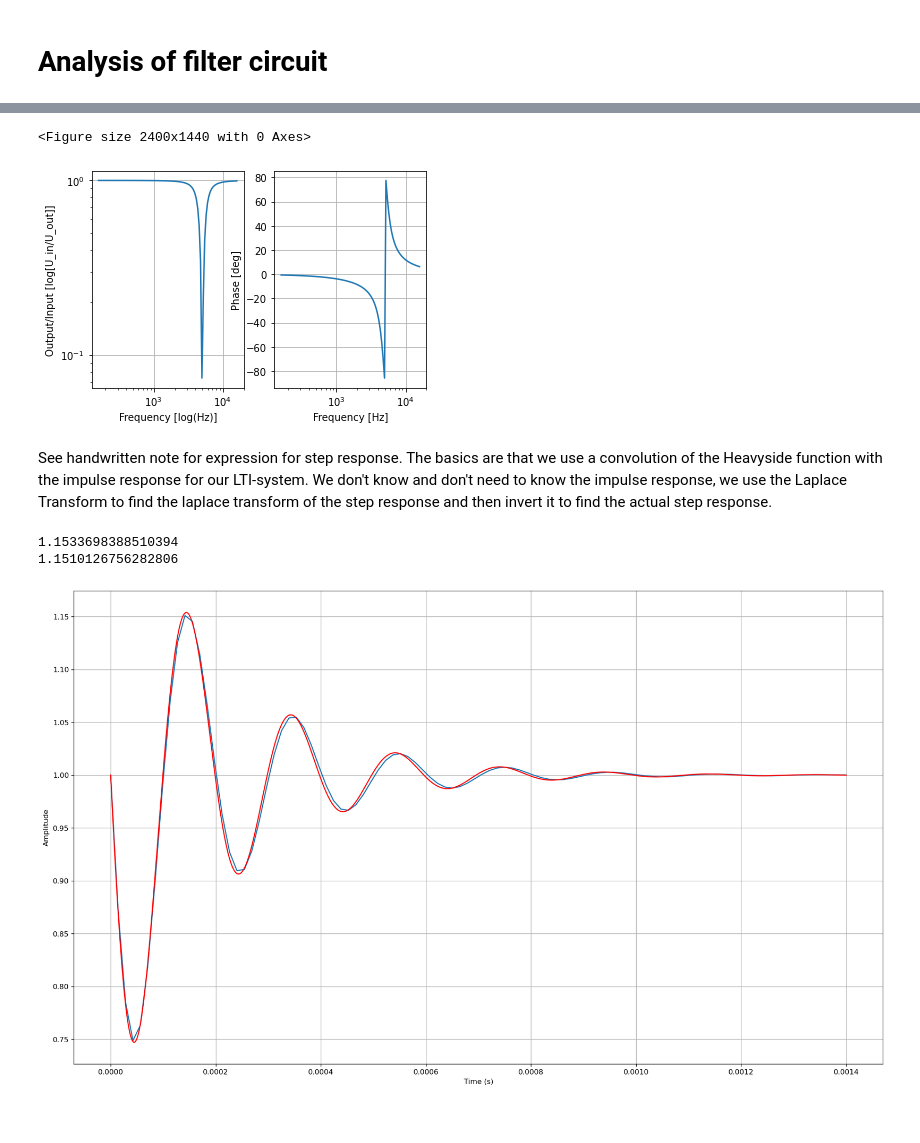
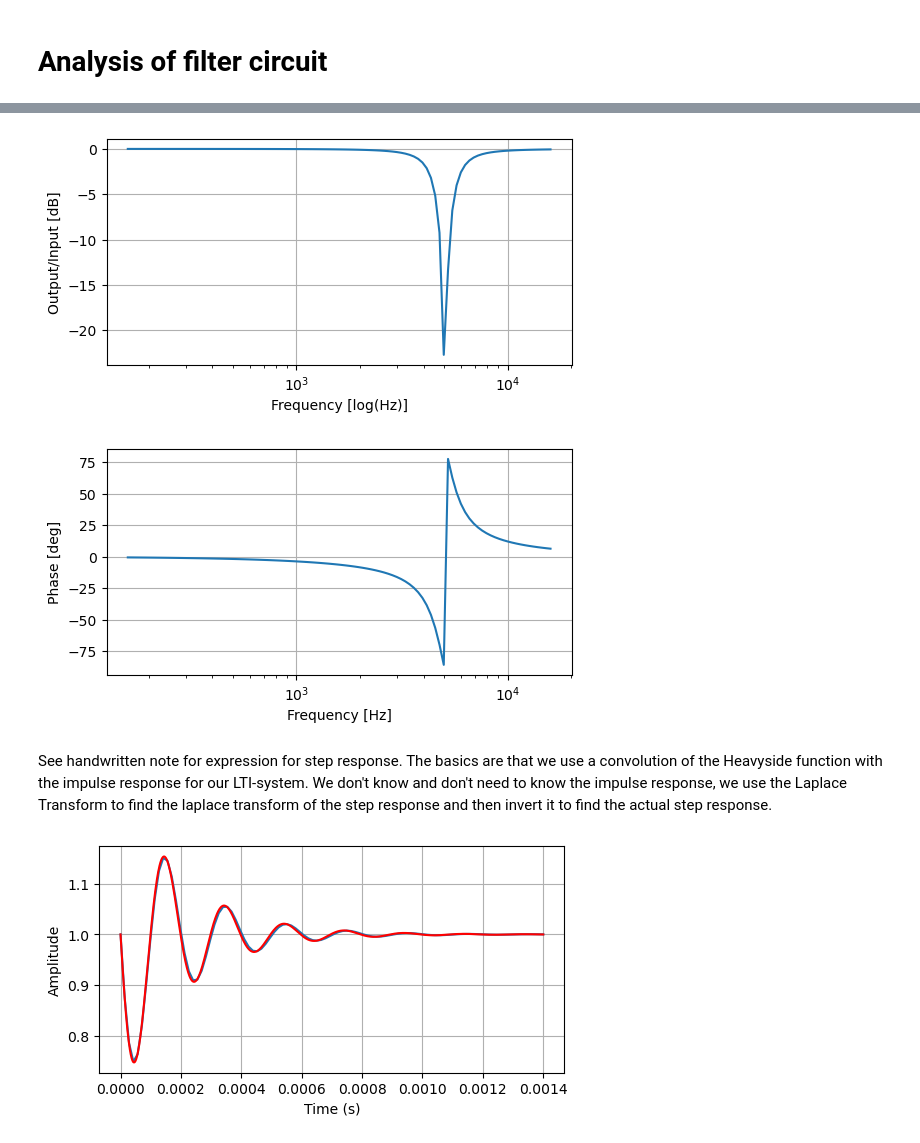
Before and after one commit to kr4ften/TransformProject, a Jupyter notebook: main.ipynb, the cells around one changed output, grey strips where cells are left out. Saved outputs shown, nothing was run; the diff lists cells and outputs as text; code cells hidden in the pictures.

```diff
--- a/main.ipynb
+++ b/main.ipynb
@@ -11,62 +11,43 @@ $$H(s) = \frac{u_{in}}{u_{out}} =  \frac{CLR \cdot s^2 + R}{CLR \cdot s^2 + Ls +
 # %%
 import numpy as np
 import scipy.signal as signal
 import matplotlib.pyplot as plt
-
-
-plt.figure(figsize=(20, 12), dpi=120)
 
 R = 5000
 C = 20 * 10**(-9)
 L = 50 * 10**(-3)
 
 numerator = [C*L*R, 0, R]
 denominator = [C*L*R, L, R]
 
 LTI = signal.TransferFunction(numerator,denominator)
 
 w, mag, phase = signal.bode(LTI)
 
 # Convert rad/s to Hz
 f=w/(2*np.pi)
 
-fig, (ax1, ax2) = plt.subplots(1,2)
-ax1.loglog(f,10**(mag/20))
-#ax1.hlines(-3,min(f),max(f),linestyles="dotted",colors='r')
-ax1.set(xlabel = 'Frequency [log(Hz)]', ylabel = 'Output/Input [log[U_in/U_out]]')
-ax1.grid()
-ax2.semilogx(f, phase)
-ax2.set(xlabel = 'Frequency [Hz]', ylabel = 'Phase [deg]')
-ax2.grid()
+plt.figure(figsize=(6, 3), dpi=100)
+plt.semilogx(f,mag)
+#plt.hlines(-3,min(f),max(f),linestyles="dotted",colors='r')
+plt.xlabel('Frequency [log(Hz)]')
+plt.ylabel('Output/Input [dB]')
+plt.grid()
+plt.figure(figsize=(6, 3), dpi=100)
+plt.semilogx(f, phase)
+plt.xlabel('Frequency [Hz]')
+plt.ylabel('Phase [deg]')
+plt.grid()
 plt.show()
 # %% [output]
-<Figure size 2400x1440 with 0 Axes>
-[figure, old version]
+[figure, new version]
+[figure, added]
 # %% [markdown]
 See handwritten note for expression for step response. The basics are that we use a convolution of the Heavyside function with the impulse response for our LTI-system. We don't know and don't need to know the impulse response, we use the Laplace Transform to find the laplace transform of the step response and then invert it to find the actual step response.
 # %%
-import numpy as np
-import scipy.signal as signal
-import matplotlib.pyplot as plt
-
-plt.figure(figsize=(20, 12), dpi=120)
-
-# Define component values
-
-R = 5000
-C = 20 * 10**(-9)
-L = 50 * 10**(-3)
-
-# Scipy numerical calculation
-
-numerator = [C*L*R, 0, R]
-denominator = [C*L*R, L, R]
-
-LTI = signal.TransferFunction(numerator,denominator)
 tDataLTI, yDataLTI = signal.step(LTI)
 
 # Analytical expression
-
 a = - 1 / (2*R*C)
 b = np.sqrt(np.abs(L-4*R ** 2 * C /(4* R **2 * C ** 2 * L)))
 c = np.sqrt(np.abs(L ** 2 - 4 * R ** 2 * C * L))
@@ -77,12 +58,11 @@ calcTransfer = lambda t : 1 - 2*L / (c) * np.exp(t*a) * np.sin(b * t)
 
 tInput = np.linspace(min(tDataLTI),max(tDataLTI),1000)
 
+plt.figure(figsize=(6, 3), dpi=100)
 plt.plot(tDataLTI, yDataLTI)
 plt.plot(tInput, calcTransfer(tInput), color='r')
 plt.xlabel('Time (s)')
 plt.ylabel('Amplitude')
 plt.grid()
 # %% [output]
-1.1533698388510394
-1.1510126756282806
-[figure, old version]
+[figure, new version]
```
Also changed, not shown: parts of 2 cells of this notebook, 1 other file.
